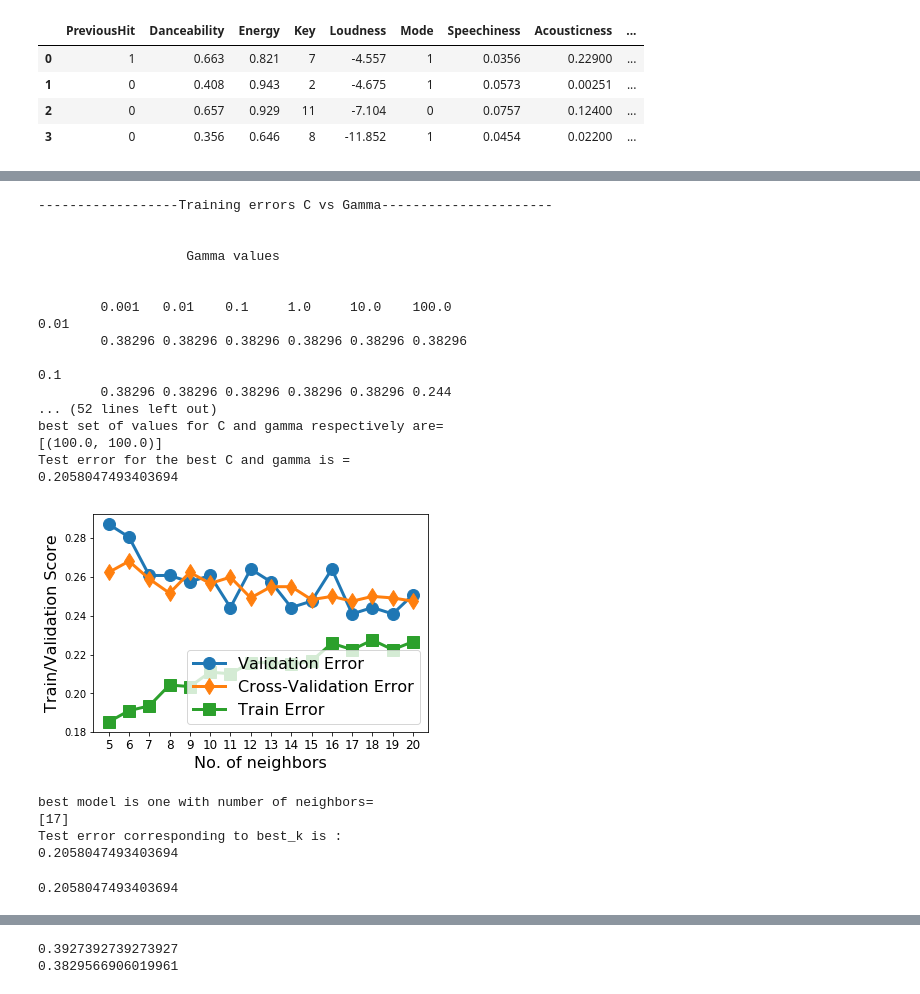
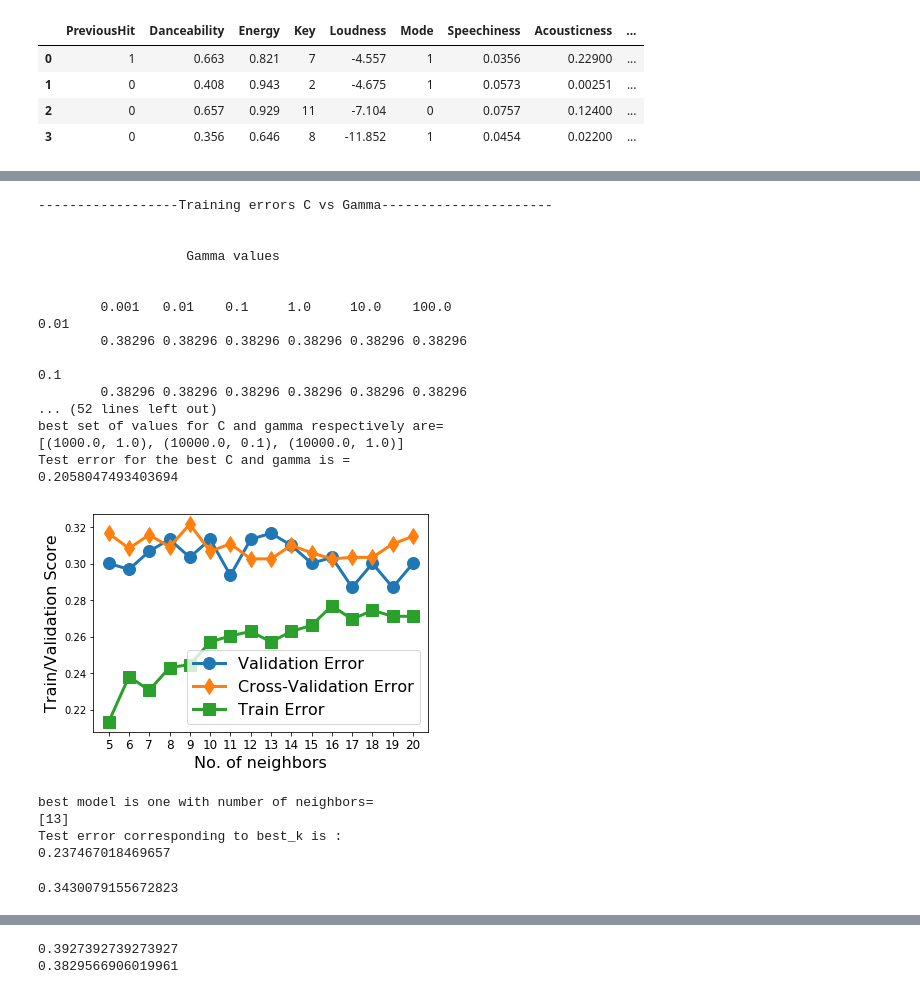
Before and after one commit to pruthvipatel/midterm_project_CS6301.010, a Jupyter notebook: mid_term_project/mid_term_project.ipynb, the cells around one changed output, grey strips where cells are left out. Drawn from its saved outputs; the diff is of its cells as text; code cells hidden in the pictures.

Commit message:
pipeline added
Pipeline for all models added
selectkbest needs to be analyzed and added

```diff
--- a/mid_term_project/mid_term_project.ipynb
+++ b/mid_term_project/mid_term_project.ipynb
@@ -24,10 +33,12 @@ train=pd.read_csv('./CS6301-S19-MidTermProject/bb_2000s_train.csv',delimiter=','
 test=pd.read_csv('./CS6301-S19-MidTermProject/bb_2000s_test.csv',delimiter=',',header=0)
 # %%
 train_y=train.iloc[:,-1]
-train_x=train.iloc[:,3:-1]
+#train_x=train.iloc[:,3:-1]
+train_x=train.iloc[:,[3,4,6,7,8,9,10,11,12,13,14]]
+
 
 #change2____added below line
-train_norm_x = preprocessing.normalize(train_x, axis =0)
+#train_norm_x = normalize(train_x, axis =0)
 # %%
 #train, test and validation partition
 tst_frac=0.2
@@ -36,7 +47,7 @@ val_frac=0.2
 
 #change3_____train_x changed to train_norm_x
 #X_trn, X_tst, y_trn, y_tst = train_test_split(train_x, train_y, test_size=tst_frac,random_state=42)
-X_trn, X_tst, y_trn, y_tst = train_test_split(train_norm_x, train_y, test_size=tst_frac,random_state=42)
+X_trn, X_tst, y_trn, y_tst = train_test_split(train_x, train_y, test_size=tst_frac,random_state=42)
 
 
 X_trn, X_val, y_trn, y_val = train_test_split(X_trn, y_trn, test_size=val_frac,random_state=42)
@@ -79,10 +92,13 @@ gamma_values = np.power(10.0, gamma_range)
 C_range = np.arange(-2.0, 5.0, 1.0)
 C_values = np.power(10.0, C_range)
 
-models = dict()
+SVMmodels = dict()
 trnErr = dict()
 valErr = dict()
 
+
+normalize=Normalizer()
+#fselect=SelectKBest(f_classif,k=9)
 
 print ('------------------Training errors C vs Gamma----------------------')
 print ('\n')
@@ -93,10 +109,12 @@ print('\t'.join(map(str,gamma_values)))
 for C in C_values:
     print (C)
     for G in gamma_values:
-        clf=SVC(C=C,kernel='rbf',gamma=G)
-        models[(C,G)]=clf.fit(X_trn,y_trn)
-        valErr[(C,G)]=1-clf.score(X_val,y_val)
-        trnErr[(C,G)]=1-clf.score(X_trn,y_trn)
+        clf= SVC(C=C,kernel='rbf',gamma=G)
+        SVCclf = Pipeline([('normalization', normalize),
+                       ('SVM', clf)])
+        SVMmodels[(C,G)]=SVCclf.fit(X_trn,y_trn)
+        valErr[(C,G)]=1-np.mean(cross_val_score(SVCclf,X_val,y_val,cv=10))
+        trnErr[(C,G)]=1-SVCclf.score(X_trn,y_trn)
 
         print ('\t'+str(np.round(trnErr[(C,G)],decimals=5)),end='')
     print ('\n')
@@ -122,7 +140,7 @@ print ('\n\n\n')
 print ('best set of values for C and gamma respectively are=')
 print (best_params)
 print ('Test error for the best C and gamma is =')
-print (1-models[best_params[0]].score(X_tst,y_tst))
+print (1-SVMmodels[best_params[0]].score(X_tst,y_tst))
 # %% [output]
 ------------------Training errors C vs Gamma----------------------
 
@@ -135,10 +153,10 @@ print (1-models[best_params[0]].score(X_tst,y_tst))
         0.38296 0.38296 0.38296 0.38296 0.38296 0.38296
 
 0.1
-        0.38296 0.38296 0.38296 0.38296 0.38296 0.244
+        0.38296 0.38296 0.38296 0.38296 0.38296 0.38296
 ... (52 lines left out)
 best set of values for C and gamma respectively are=
-[(100.0, 100.0)]
+[(1000.0, 1.0), (10000.0, 0.1), (10000.0, 1.0)]
 Test error for the best C and gamma is =
 0.2058047493403694
 # %%
@@ -159,42 +177,44 @@ kTrnErr=dict()
 #change______________________________________________________
 #for k in k_list:
 for k in k_range:
     neigh = KNeighborsClassifier(n_neighbors=k, algorithm='kd_tree')
-    kModels[k]=neigh.fit(X_trn,y_trn)
-    kValErr[k]=1-neigh.score(X_val,y_val)
-    kCValErr[k] = 1- np.mean(cross_val_score(neigh,X_trn,y_trn, cv=10))
-    kTrnErr[k]=1-neigh.score(X_trn,y_trn)
+    KNNclf= Pipeline([('normalization', normalize),
+                       ('KNN', neigh)])
+    kModels[k]=KNNclf.fit(X_trn,y_trn)
+    kValErr[k]=1-KNNclf.score(X_val,y_val)
+    kCValErr[k] = 1- np.mean(cross_val_score(KNNclf,X_trn,y_trn, cv=10))
+    kTrnErr[k]=1-KNNclf.score(X_trn,y_trn)
 
 
 
 plt.figure()
 plt.plot(kValErr.keys(), kValErr.values(), marker='o', linewidth=3, markersize=12)
 plt.plot(kCValErr.keys(), kCValErr.values(), marker='d', linewidth=3, markersize=12)
 plt.plot(kTrnErr.keys(), kTrnErr.values(), marker='s', linewidth=3, markersize=12)
 plt.xlabel('No. of neighbors', fontsize=16)
 plt.ylabel('Train/Validation Score', fontsize=16)
 plt.xticks(list(kValErr.keys()), fontsize=12)
 plt.legend(['Validation Error','Cross-Validation Error', 'Train Error'], fontsize=16)
 #change__________________removed the below line
 #plt.axis([0, 22, -1, 1])
 
 plt.show()
 
 #temp=min(kValErr.values())
 temp=min(kCValErr.values())
 #best_k=[param for param,score in kValErr.items() if score==temp]
 best_k=[param for param,score in kCValErr.items() if score==temp]
 print ('best model is one with number of neighbors=')
 print (best_k)
 
 print ('Test error corresponding to best_k is :')
 print (1-kModels[best_k[0]].score(X_tst,y_tst))
 # %% [output]
-[figure, old version]
+[figure, new version]
 best model is one with number of neighbors=
-[17]
+[13]
 Test error corresponding to best_k is :
-0.2058047493403694
+0.237467018469657
 # %%
 #change______________
 k_best = best_k[0]
@@ -206,4 +226,4 @@ predict_proba = knmodel.predict_proba(X_tst)
 fpr_kn, tpr_kn, thresholds_kn = metrics.roc_curve(y_tst, predict_proba[:,1])
 roc_auc_kn = metrics.auc(fpr_kn, tpr_kn)
 # %% [output]
-0.2058047493403694
+0.3430079155672823
```
Also changed, not shown: parts of 13 cells of this notebook.
